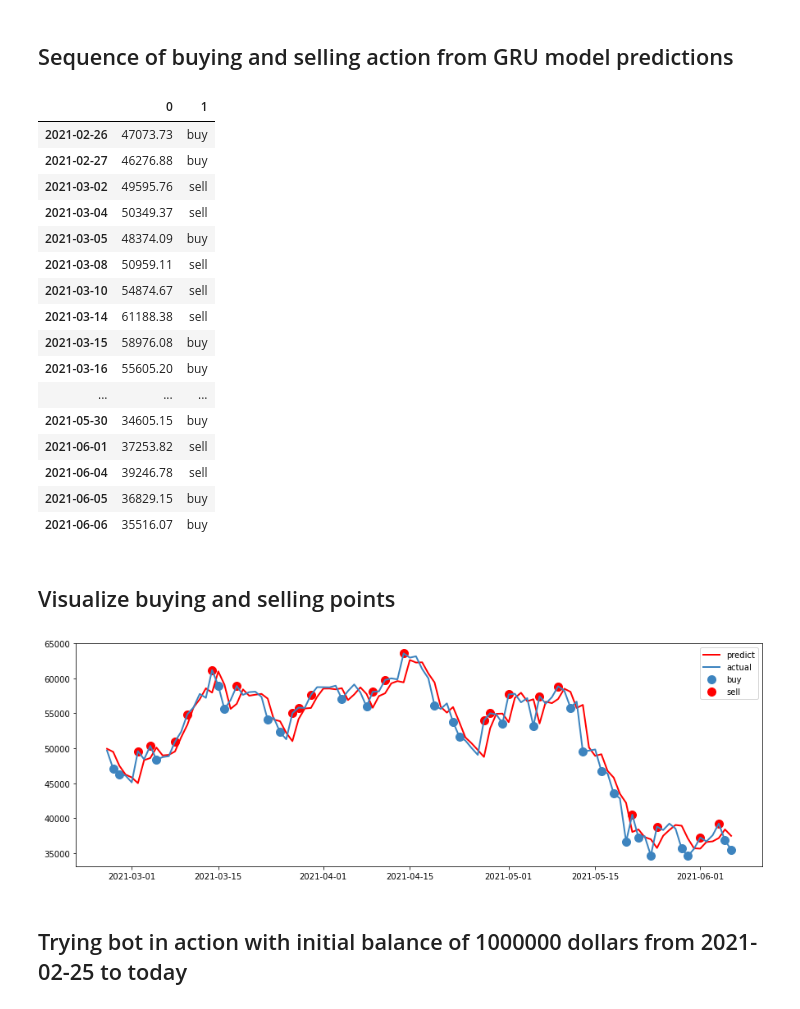
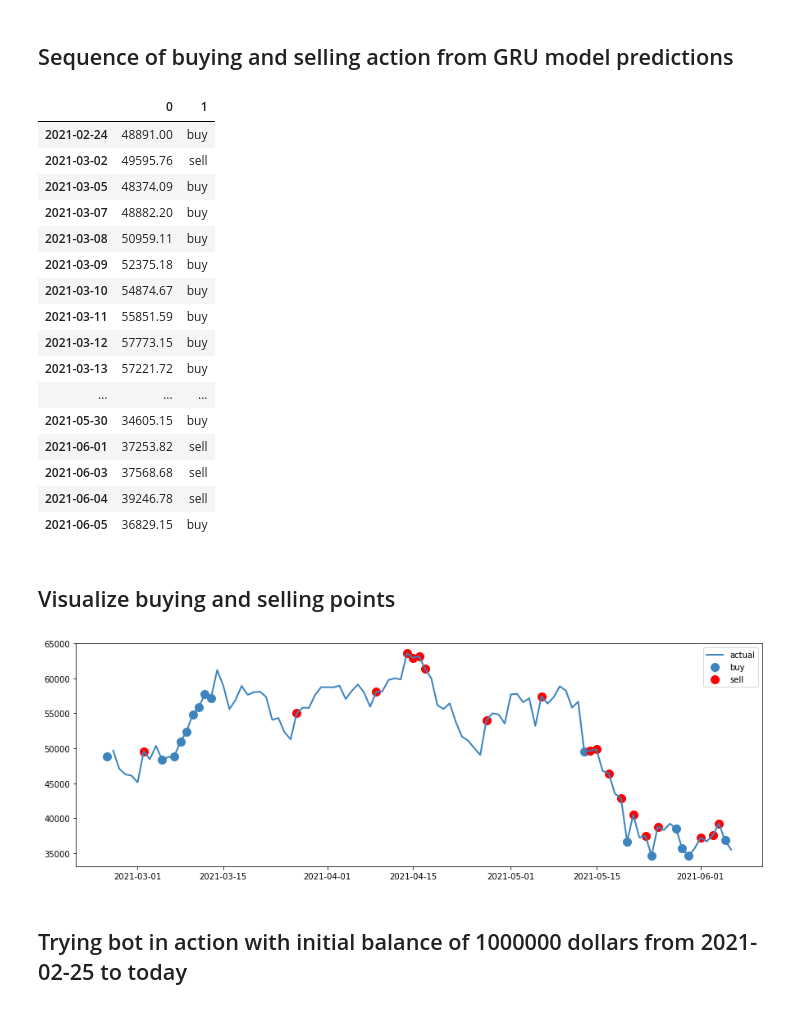
Before and after one commit to hsj7346/bitcoin_predictions, a Jupyter notebook: bitcoin_predictions.ipynb, the cells around one changed output. Drawn from its saved outputs; the diff is of its cells as text; code cells hidden in the pictures.

```diff
--- a/bitcoin_predictions.ipynb
+++ b/bitcoin_predictions.ipynb
@@ -328,25 +328,25 @@ array([2008.5565], dtype=float32)
 ### Original Code
 Inspiration from https://towardsdatascience.com/getting-rich-quick-with-machine-learning-and-stock-market-predictions-696802da94fe
 # %%
-prev_day_price = scaler.inverse_transform(btc_open[421:-1].values)
+prev_day_price = scaler.inverse_transform(btc_open[420:-2].values)
 new = gru_predict_test.values
 buys = []
 buys_index = []
 sells = []
 sells_index = []
-thresh = 0.025
+thresh = 0.01
 
 for index, pred in enumerate(new):
     delta = (pred - prev_day_price[index])/prev_day_price[index]
     if delta > thresh:
         buys_index.append(index)
         buys.append(prev_day_price[index])
-    elif delta < -thresh:
+    elif delta <= -thresh:
         sells_index.append(index)
         sells.append(prev_day_price[index])
 
-buys = pd.DataFrame(buys,index=btc_open[421:-1].index[buys_index]).sort_index()
-sells = pd.DataFrame(sells,index=btc_open[421:-1].index[sells_index]).sort_index()
+buys = pd.DataFrame(buys,index=btc_open[420:-2].index[buys_index]).sort_index()
+sells = pd.DataFrame(sells,index=btc_open[420:-2].index[sells_index]).sort_index()
 # %% [markdown]
 ## Sequence of buying and selling action from GRU model predictions
 # %%
@@ -356,34 +356,33 @@ exp = exp.sort_index()
 exp
 # %% [output]
 |  | 0 | 1 |
-| 2021-02-26 | 47073.73 | buy |
-| 2021-02-27 | 46276.88 | buy |
+| 2021-02-24 | 48891.00 | buy |
 | 2021-03-02 | 49595.76 | sell |
-| 2021-03-04 | 50349.37 | sell |
 | 2021-03-05 | 48374.09 | buy |
-| 2021-03-08 | 50959.11 | sell |
-| 2021-03-10 | 54874.67 | sell |
-| 2021-03-14 | 61188.38 | sell |
-| 2021-03-15 | 58976.08 | buy |
-| 2021-03-16 | 55605.20 | buy |
+| 2021-03-07 | 48882.20 | buy |
+| 2021-03-08 | 50959.11 | buy |
+| 2021-03-09 | 52375.18 | buy |
+| 2021-03-10 | 54874.67 | buy |
+| 2021-03-11 | 55851.59 | buy |
+| 2021-03-12 | 57773.15 | buy |
+| 2021-03-13 | 57221.72 | buy |
 | ... | ... | ... |
 | 2021-05-30 | 34605.15 | buy |
 | 2021-06-01 | 37253.82 | sell |
+| 2021-06-03 | 37568.68 | sell |
 | 2021-06-04 | 39246.78 | sell |
 | 2021-06-05 | 36829.15 | buy |
-| 2021-06-06 | 35516.07 | buy |
 # %% [markdown]
 ## Visualize buying and selling points
 # %%
 fig = plt.figure(figsize = (15,5))
-plt.plot(gru_predict_test, color='r', lw=2.)
 plt.plot(gru_actual_test, color = '#3d84bf', lw=2.)
 plt.scatter(buys.index,buys[0].sort_index(),color="#3d84bf", s= 100)
 plt.scatter(sells.index,sells[0].sort_index(),color='r', s= 100)
-plt.legend(["predict","actual","buy","sell"], loc='best')
+plt.legend(["actual","buy","sell"], loc='best')
 plt.show()
 # %% [output]
-[figure, old version]
+[figure, new version]
 # %% [markdown]
 ## Trying bot in action with initial balance of 1000000 dollars from 2021-02-25 to today
 # %%
```
Also changed, not shown: parts of 2 cells of this notebook.
